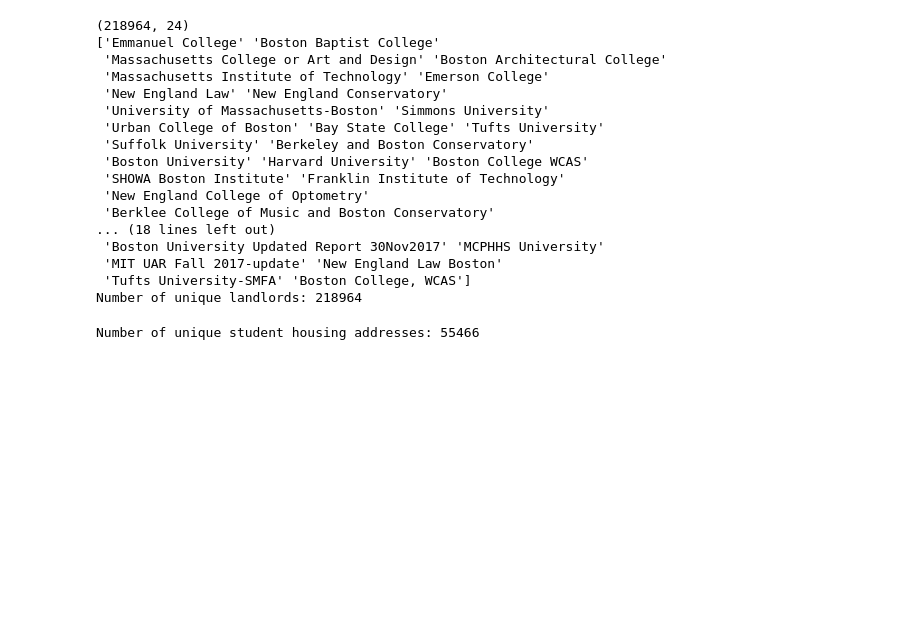
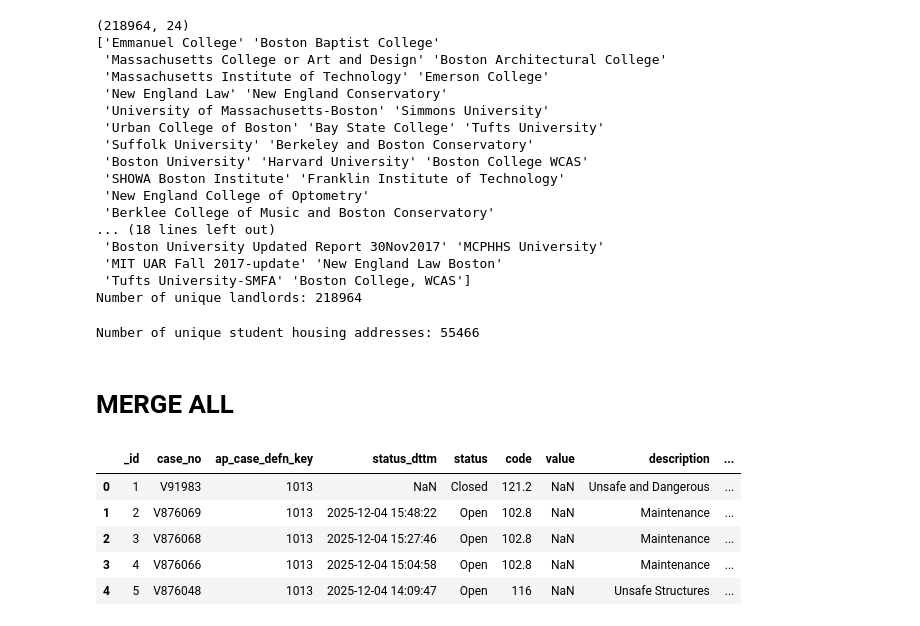
Before and after one commit to sheryly111/Spark-Housing-Project, a Jupyter notebook: prep.ipynb, the cells around one changed output. Saved outputs shown, nothing was run; the diff lists cells and outputs as text; code cells hidden in the pictures; blank space fills up the shorter version.

```diff
--- a/prep.ipynb
+++ b/prep.ipynb
@@ -121,3 +129,5 @@ df_matched.head()
 df_matched.to_csv('cleaned_student_addresses_SAM.csv', index=False)
 # %% [output]
 Number of unique student housing addresses: 55466
+# %% [markdown]
+# MERGE ALL
@@ -123,0 +194,9 @@ Number of unique student housing addresses: 55466
+# %%
+bpviolations.head()
+# %% [output]
+|  | _id | case_no | ap_case_defn_key | status_dttm | status | code | value | description | ... |
+| 0 | 1 | V91983 | 1013 | NaN | Closed | 121.2 | NaN | Unsafe and Dangerous | ... |
+| 1 | 2 | V876069 | 1013 | 2025-12-04 15:48:22 | Open | 102.8 | NaN | Maintenance | ... |
+| 2 | 3 | V876068 | 1013 | 2025-12-04 15:27:46 | Open | 102.8 | NaN | Maintenance | ... |
+| 3 | 4 | V876066 | 1013 | 2025-12-04 15:04:58 | Open | 102.8 | NaN | Maintenance | ... |
+| 4 | 5 | V876048 | 1013 | 2025-12-04 14:09:47 | Open | 116 | NaN | Unsafe Structures | ... |
```
Also changed, not shown: parts of 9 cells of this notebook.
